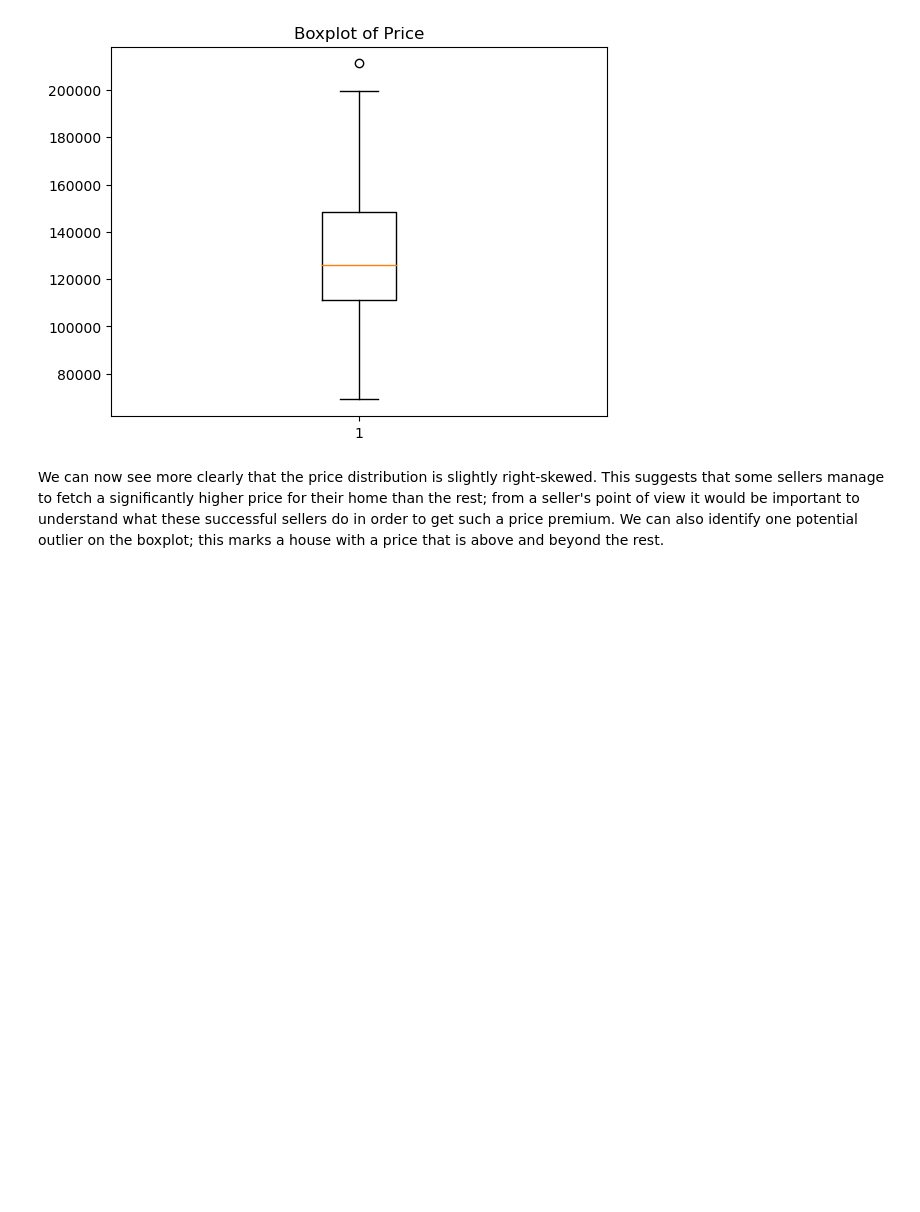
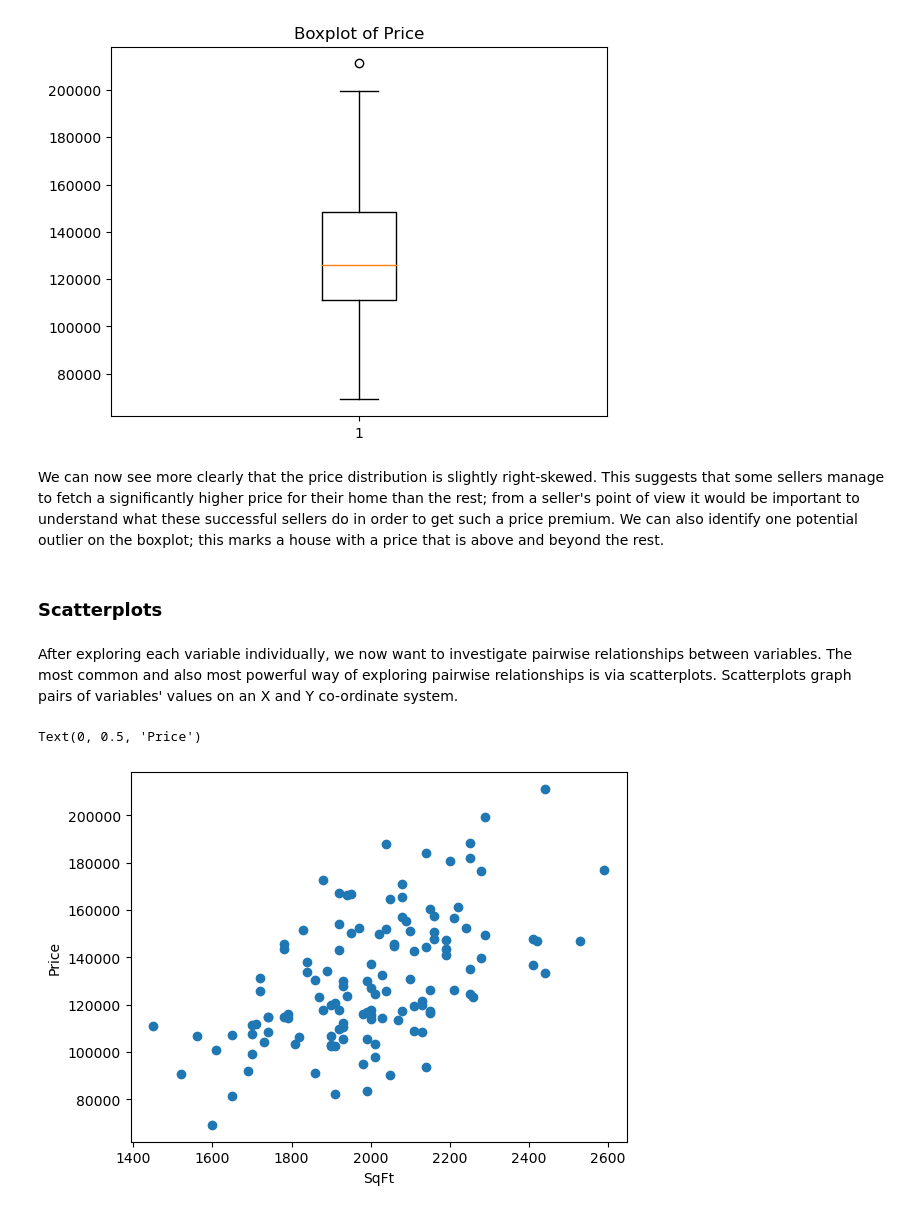
Before and after one commit to evansochola/house-price-data-exploration, a Jupyter notebook: House-Price-Data-Exploration.ipynb, the cells around one changed output. Cells and saved outputs as stored; diff of their text form; code cells hidden in the pictures; blank space fills up the shorter version.

Commit message:
Added scatterplots

```diff
--- a/House-Price-Data-Exploration.ipynb
+++ b/House-Price-Data-Exploration.ipynb
@@ -125,3 +125,14 @@ plt.show()
 [figure]
 # %% [markdown]
 We can now see more clearly that the price distribution is slightly right-skewed. This suggests that some sellers manage to fetch a significantly higher price for their home than the rest; from a seller's point of view it would be important to understand what these successful sellers do in order to get such a price premium. We can also identify one potential outlier on the boxplot; this marks a house with a price that is above and beyond the rest.
+# %% [markdown]
+### Scatterplots
+# %% [markdown]
+After exploring each variable individually, we now want to investigate pairwise relationships between variables. The most common and also most powerful way of exploring pairwise relationships is via scatterplots. Scatterplots graph pairs of variables' values on an X and Y co-ordinate system.
+# %%
+plt.scatter(df.SqFt, df.Price)
+plt.xlabel("SqFt")
+plt.ylabel("Price")
+# %% [output]
+Text(0, 0.5, 'Price')
+[figure, added]
```
Also changed, not shown: parts of 4 cells of this notebook.
